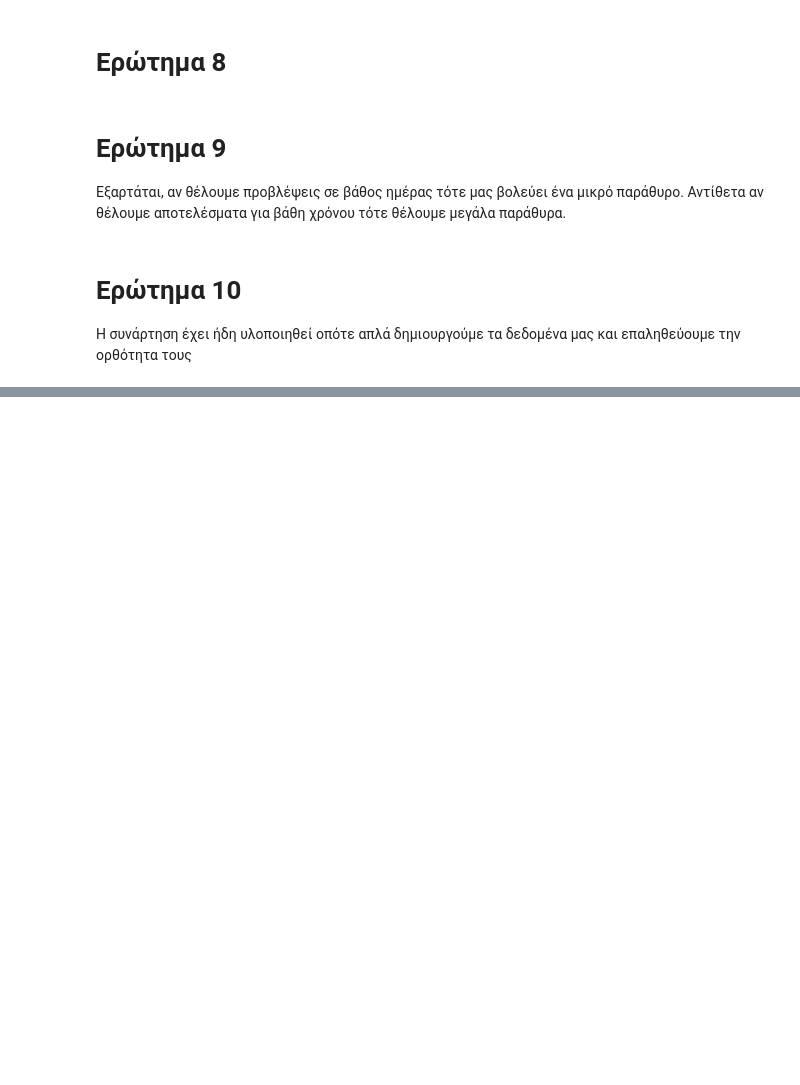
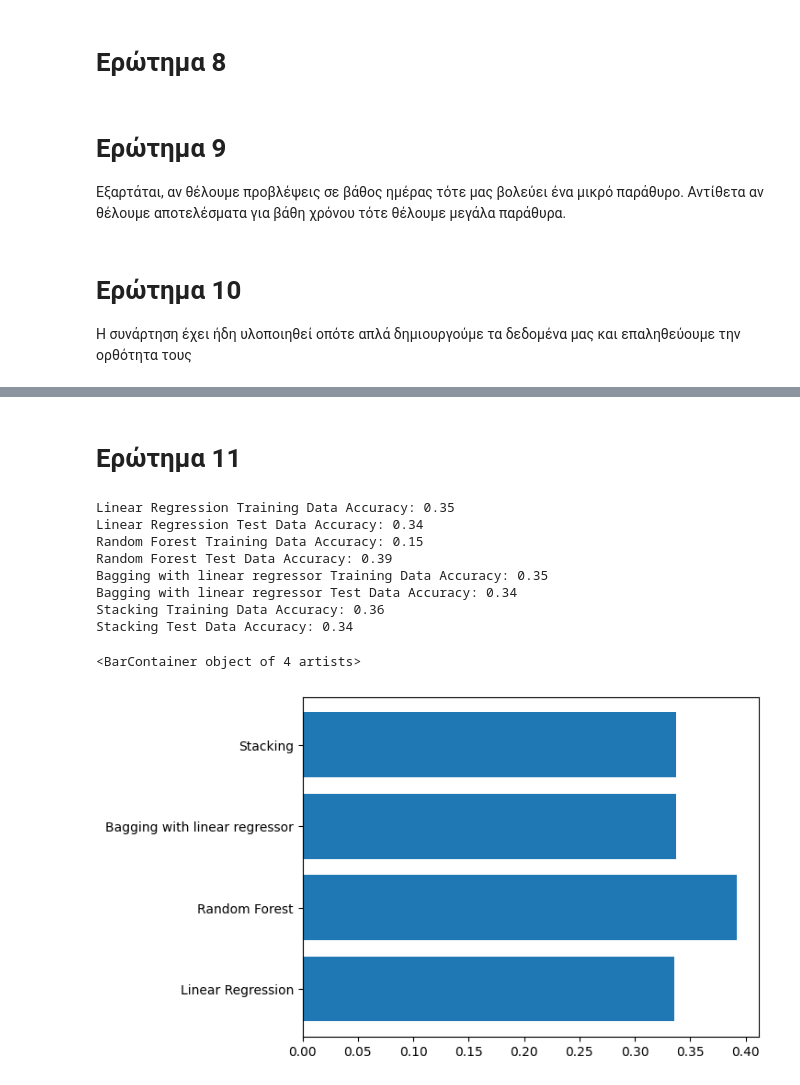
Before and after one commit to markos-merge/machine_learning_assignments, a Jupyter notebook: assignment_3/assignment_3.ipynb, the cells around one changed output, grey strips where cells are left out. Drawn from its saved outputs; the diff is of its cells as text; code cells hidden in the pictures; blank space fills up the shorter version.

```diff
--- a/assignment_3/assignment_3.ipynb
+++ b/assignment_3/assignment_3.ipynb
@@ -129,0 +164,57 @@ First row of x_train_data:
+# %% [markdown]
+# Ερώτημα 11
+# %%
+from sklearn.metrics import mean_absolute_error
+
+
+class TrainingResults:
+    def __init__(self):
+        self.training_data_accuracy = 0.
+        self.test_data_accuracy = 0.
+
+def modelTrain( model, x_train = x_train_data, y_train = y_train_data, x_test = x_test_data, y_test = y_test_data ):
+    ret = TrainingResults()
+    model.fit( x_train, y_train )
+    ret.training_data_accuracy = mean_absolute_error( y_train, model.predict( x_train ) )
+    ret.test_data_accuracy = mean_absolute_error( y_test, model.predict( x_test ) )
+
+    return ret
+# %%
+def printAccuracies( model_name, results ):
+    print( f"{model_name} Training Data Accuracy: {results.training_data_accuracy:.2f}" )
+    print( f"{model_name} Test Data Accuracy: {results.test_data_accuracy:.2f}" )
+
+accuracies = []
+linear_model = LinearRegression( n_jobs = -1 )
+linear_results = modelTrain( linear_model )
+accuracies.append( ( "Linear Regression", linear_results ) )
+printAccuracies( accuracies[-1][0], linear_results )
+
+random_forest_model = RandomForestRegressor( n_jobs = -1 )
+random_forest_results = modelTrain( random_forest_model )
+accuracies.append( ( "Random Forest", random_forest_results ) )
+printAccuracies( accuracies[-1][0], random_forest_results )
+
+bagging_linear_model = BaggingRegressor( estimator = LinearRegression(), n_jobs = -1 )
+bagging_linear_results = modelTrain( bagging_linear_model )
+accuracies.append( ( "Bagging with linear regressor", bagging_linear_results ) )
+printAccuracies( accuracies[-1][0], bagging_linear_results )
+
+stacking_model = StackingRegressor( estimators = [("lr", LinearRegression()), ("rf", RandomForestRegressor())], n_jobs = -1 )
+stacking_results = modelTrain( stacking_model )
+accuracies.append( ( "Stacking", stacking_results ) )
+printAccuracies( accuracies[-1][0], stacking_results )
+
+plt.barh( [ acc[0] for acc in accuracies ], [ acc[1].train_data_accuracy for acc in accuracies ] )
+plt.barh( [ acc[0] for acc in accuracies ], [ acc[1].test_data_accuracy for acc in accuracies ] )
+# %% [output]
+Linear Regression Training Data Accuracy: 0.35
+Linear Regression Test Data Accuracy: 0.34
+Random Forest Training Data Accuracy: 0.15
+Random Forest Test Data Accuracy: 0.39
+Bagging with linear regressor Training Data Accuracy: 0.35
+Bagging with linear regressor Test Data Accuracy: 0.34
+Stacking Training Data Accuracy: 0.36
+Stacking Test Data Accuracy: 0.34
+<BarContainer object of 4 artists>
+[figure, added]
```
Also changed, not shown: parts of 6 cells of this notebook.
